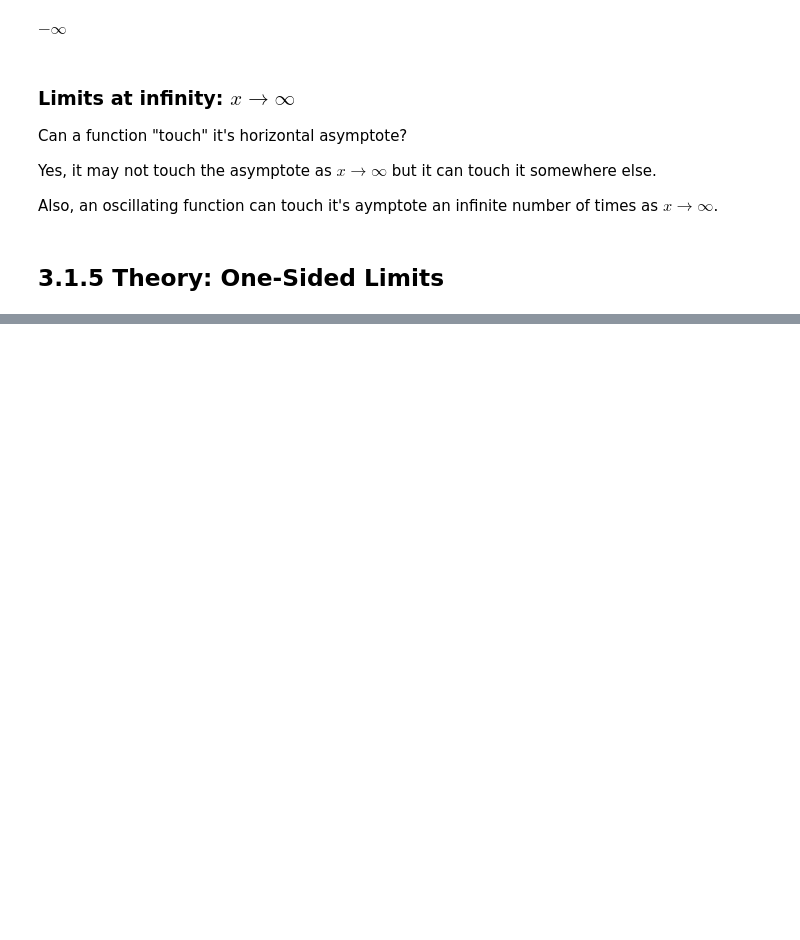
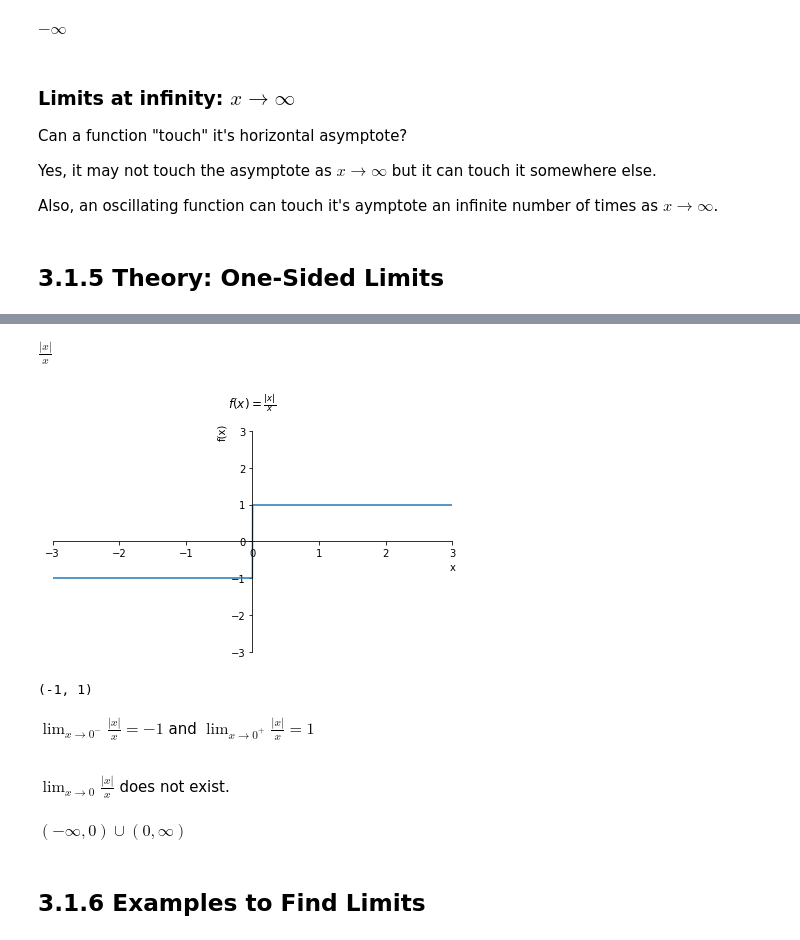
Before and after one commit to PaulToronto/Johns-Hopkins-Coursera-Differential-Calculus-Through-Data-And-Modeling-Specialization, a Jupyter notebook: 3_1_Limits_and_Rates_of_Change.ipynb, the cells around one changed output, grey strips where cells are left out. Saved outputs shown, nothing was run; the diff lists cells and outputs as text; code cells hidden in the pictures; blank space fills up the shorter version.

```diff
--- a/3_1_Limits_and_Rates_of_Change.ipynb
+++ b/3_1_Limits_and_Rates_of_Change.ipynb
@@ -544,0 +584,31 @@ Also, an oscillating function can touch it's aymptote an infinite number of time
+# %%
+x = sym.symbols('x')
+
+f = sym.Abs(x) / x
+f
+# %% [output]
+$\displaystyle \frac{\left|{x}\right|}{x}$
+# %%
+sym.plot(f,
+         xlim=[-3, 3],
+         ylim=[-3, 3],
+         title = '$f(x) = ' + sym.latex(f) + '$\n');
+# %% [output]
+[figure, added]
+# %%
+f.limit(x, 0, '-'), f.limit(x, 0, '+')
+# %% [output]
+(-1, 1)
+# %% [markdown]
+$\lim_{x \to 0^{-}} \frac{\left|x\right|}{x} = -1$ and $\lim_{x \to 0^{+}} \frac{\left|x\right|}{x} = 1$
+
+<br>
+
+$\lim_{x \to 0} \frac{\left|x\right|}{x}$ does not exist.
+# %%
+the_domain = sym.calculus.util.continuous_domain(f, x, sym.S.Reals)
+the_domain
+# %% [output]
+$\displaystyle \left(-\infty, 0\right) \cup \left(0, \infty\right)$
+# %% [markdown]
+## 3.1.6 Examples to Find Limits
```
Also changed, not shown: parts of 12 cells of this notebook.
